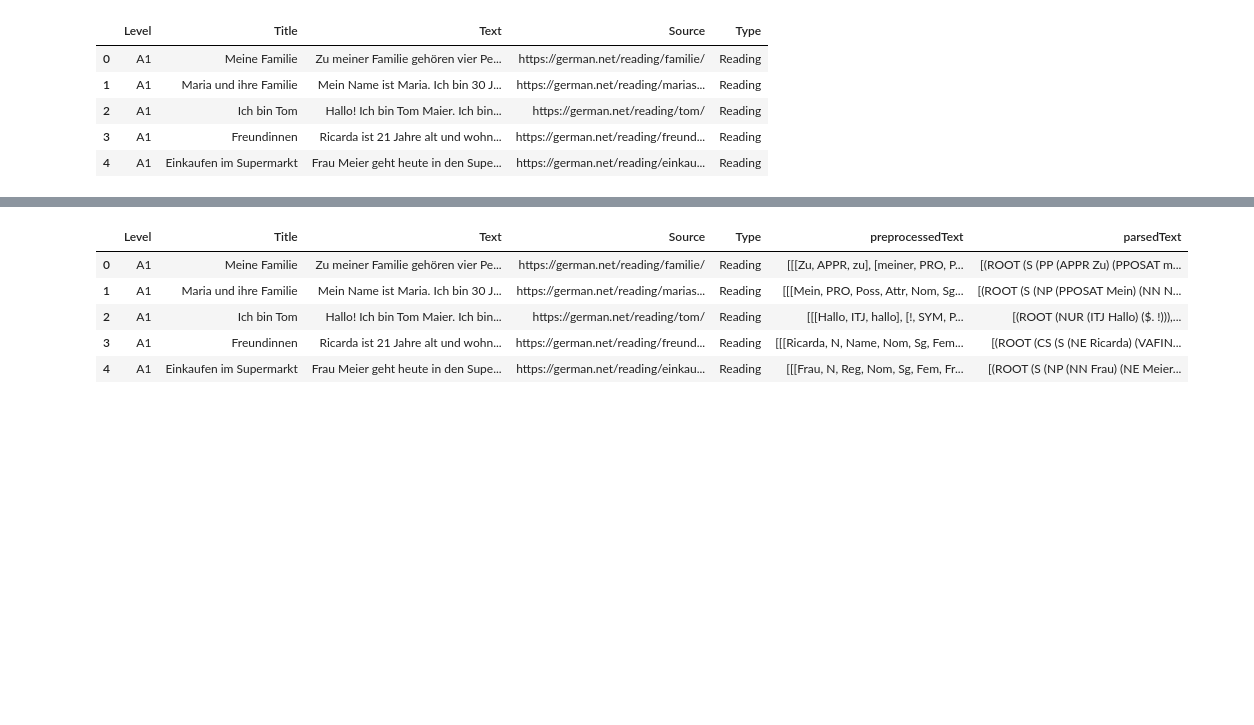
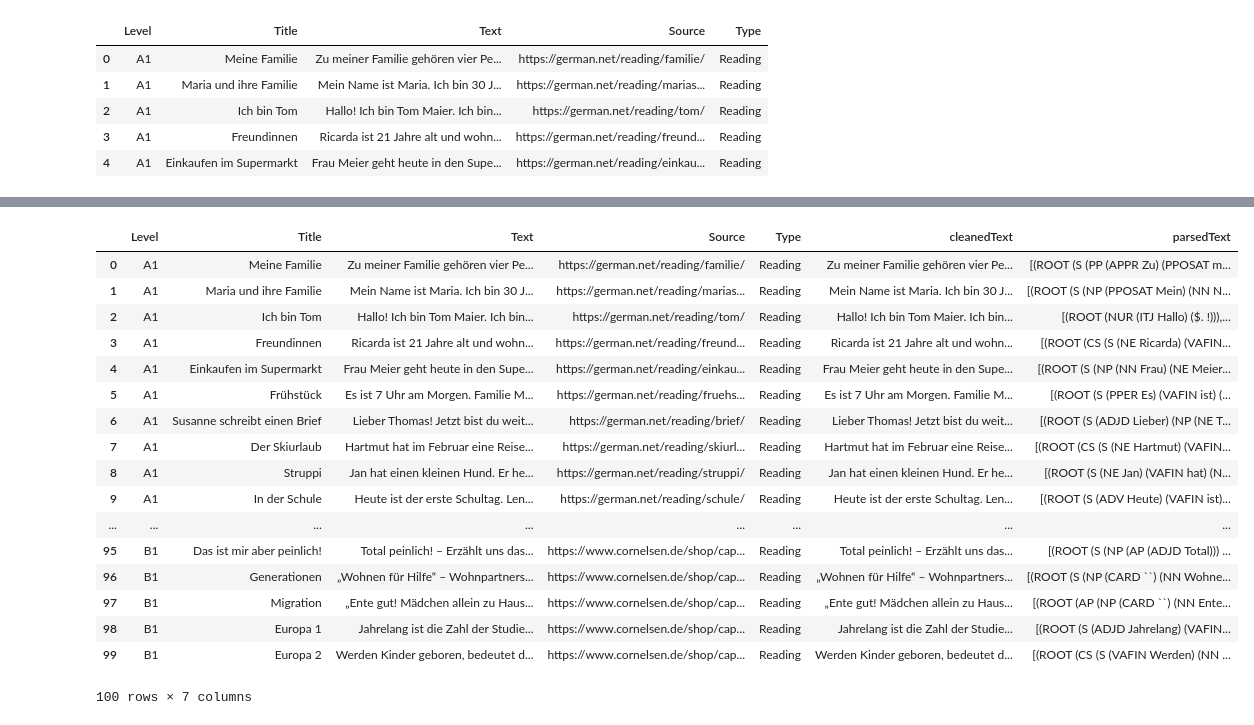
Before and after one commit to soerenetler/TextDifficultyAssessmentGerman, a Jupyter notebook: Preprocessing.ipynb, the cells around one changed output, grey strips where cells are left out. Cells and saved outputs as stored; diff of their text form; code cells hidden in the pictures; blank space fills up the shorter version.

Commit message:
cleaner data
(currently without RFTagger)

```diff
--- a/Preprocessing.ipynb
+++ b/Preprocessing.ipynb
@@ -15,3 +15,37 @@ df.head()
 | 2 | A1 | Ich bin Tom | Hallo! Ich bin Tom Maier. Ich bin... | https://german.net/reading/tom/ | Reading |
 | 3 | A1 | Freundinnen | Ricarda ist 21 Jahre alt und wohn... | https://german.net/reading/freund... | Reading |
 | 4 | A1 | Einkaufen im Supermarkt | Frau Meier geht heute in den Supe... | https://german.net/reading/einkau... | Reading |
+# %%
+#clean data
+import re
+def clean(text):
+    text = re.sub("Stadt X\,?\.?\s?(den )?\d+((\,)|(\.)|(\-))\d+((\,)|(\.)|(\. )|(\-))\d+ ", "", text)
+    text = re.sub("^.{10,250}Sehr gee?h?e?e?rte?( Damen )?((und)|(oder))? He?er?ren", "Sehr geehrte Damen und Herren", text)
+    text = re.sub("^.{10,100}Sehr Geherte mein Damen und Herren", "Sehr geehrte Damen und Herren", text)
+    text = re.sub("^.{10,100}Liebe Dana", "Liebe Dana", text)
+    text = re.sub("^.{10,100}Lieber? Silke", "Liebe Silke", text)
+    text = re.sub("^.{10,100}Liebe Maria", "Liebe Maria", text)
+    text = re.sub("^.{10,100}Liebe Katharina", "Liebe Katharina", text)
+    text = re.sub("(\S+)\.(\S+)", r"\1. \2", text)
+    text = re.sub("www. ", r"www.", text)
+    text = re.sub("^.{10,100}Lieber Michael", "Lieber Michael", text)
+    text = re.sub("^.{10,100}Lieber Ingo", "Lieber Ingo", text)
+    text = re.sub("^.{10,100}Lieber Julia", "Lieber Julia", text)
+    text = re.sub("^.{10,100}Lieber Eva", "Lieber Eva", text)
+    text = re.sub("^.{10,100}Hallo Eva", "Hallo Eva", text)
+    text = re.sub("^.{10,100}Liebe Julia", "Liebe Julia", text)
+    text = re.sub("^.{10,100}Hallo Julia", "Hallo Julia", text)
+    text = re.sub("^.{10,200}Sehr geerhte Damen und Herren", "Sehr geehrte Damen und Herren", text)
+    text = re.sub("^.{10,200}Sehr Geehrte Damen und Herren", "Sehr geehrte Damen und Herren", text)
+    text = re.sub("^.{10,200}Sehr geehrte Damen und Herrn", "Sehr geehrte Damen und Herren", text)
+    text = re.sub("^.{10,200}See?hr gerrhte Herren und Damen", "Sehr geehrte Damen und Herren", text)
+    text = re.sub("^.{10,200}Sehr geehte Damen und Herr", "Sehr geehrte Damen und Herren", text)
+    text = re.sub("^.{10,200}Seehr geehrte Damen und Herren", "Sehr geehrte Damen und Herren", text)
+    text = re.sub("^.{10,200}Seher geherte Damen und Herren", "Sehr geehrte Damen und Herren", text)
+    text = re.sub("^.{10,200}Sehr geherte Herrn", "Sehr geehrte Herren", text)
+    text = re.sub("^.{10,200}Sehr geehrte Fir", "Sehr geehrte Fir", text)
+    text = re.sub("^.{10,200}Sehr geehrte Damen u. Herren", "Sehr geehrte Damen und Herren", text)
+    text = re.sub("^.{10,200}Sehr geehrte Damen u Herren", "Sehr geehrte Damen und Herren", text)
+    text = re.sub("^.{10,200}Seehr Geehrte Damen und He", "Sehr geehrte Damen und He", text)
+    text = re.sub("^.{10,200}Sehr geehrte Au-", "Sehr geehrte Au-", text)
+    return text
@@ -73,8 +116,9 @@ def parsing(text):
 
     return output
 # %%
-df["preprocessedText"] = [preprocessing(text) for text in df["Text"]]
+df["cleanedText"] = [clean(text) for text in df["Text"]]
+#df["preprocessedText"] = [preprocessing(text) for text in df["cleanedText"]]
 nlp = StanfordCoreNLP(r'/home/soeren/stanford-corenlp-full-2018-02-27', lang='de', memory='4g')
-df["parsedText"] = [parsing(text) for text in df["Text"]]
+df["parsedText"] = [parsing(text) for text in df["cleanedText"]]
 nlp.close() # Do not forget to close! The backend server will consume a lot memory.
 # %% [output]
@@ -98,11 +142,23 @@ Stanford Parser Es ist eine Nor
 # %%
-display(df.head())
+display(df.head(n=100))
 filename = "preprocessed_text_df.csv"
 df.to_csv(filename)
 # %% [output]
-|  | Level | Title | Text | Source | Type | preprocessedText | parsedText |
-| 0 | A1 | Meine Familie | Zu meiner Familie gehören vier Pe... | https://german.net/reading/familie/ | Reading | [[[Zu, APPR, zu], [meiner, PRO, P... | [(ROOT (S (PP (APPR Zu) (PPOSAT m... |
-| 1 | A1 | Maria und ihre Familie | Mein Name ist Maria. Ich bin 30 J... | https://german.net/reading/marias... | Reading | [[[Mein, PRO, Poss, Attr, Nom, Sg... | [(ROOT (S (NP (PPOSAT Mein) (NN N... |
-| 2 | A1 | Ich bin Tom | Hallo! Ich bin Tom Maier. Ich bin... | https://german.net/reading/tom/ | Reading | [[[Hallo, ITJ, hallo], [!, SYM, P... | [(ROOT (NUR (ITJ Hallo) ($. !))),... |
-| 3 | A1 | Freundinnen | Ricarda ist 21 Jahre alt und wohn... | https://german.net/reading/freund... | Reading | [[[Ricarda, N, Name, Nom, Sg, Fem... | [(ROOT (CS (S (NE Ricarda) (VAFIN... |
-| 4 | A1 | Einkaufen im Supermarkt | Frau Meier geht heute in den Supe... | https://german.net/reading/einkau... | Reading | [[[Frau, N, Reg, Nom, Sg, Fem, Fr... | [(ROOT (S (NP (NN Frau) (NE Meier... |
+|  | Level | Title | Text | Source | Type | cleanedText | parsedText |
+| 0 | A1 | Meine Familie | Zu meiner Familie gehören vier Pe... | https://german.net/reading/familie/ | Reading | Zu meiner Familie gehören vier Pe... | [(ROOT (S (PP (APPR Zu) (PPOSAT m... |
+| 1 | A1 | Maria und ihre Familie | Mein Name ist Maria. Ich bin 30 J... | https://german.net/reading/marias... | Reading | Mein Name ist Maria. Ich bin 30 J... | [(ROOT (S (NP (PPOSAT Mein) (NN N... |
+| 2 | A1 | Ich bin Tom | Hallo! Ich bin Tom Maier. Ich bin... | https://german.net/reading/tom/ | Reading | Hallo! Ich bin Tom Maier. Ich bin... | [(ROOT (NUR (ITJ Hallo) ($. !))),... |
+| 3 | A1 | Freundinnen | Ricarda ist 21 Jahre alt und wohn... | https://german.net/reading/freund... | Reading | Ricarda ist 21 Jahre alt und wohn... | [(ROOT (CS (S (NE Ricarda) (VAFIN... |
+| 4 | A1 | Einkaufen im Supermarkt | Frau Meier geht heute in den Supe... | https://german.net/reading/einkau... | Reading | Frau Meier geht heute in den Supe... | [(ROOT (S (NP (NN Frau) (NE Meier... |
+| 5 | A1 | Frühstück | Es ist 7 Uhr am Morgen. Familie M... | https://german.net/reading/fruehs... | Reading | Es ist 7 Uhr am Morgen. Familie M... | [(ROOT (S (PPER Es) (VAFIN ist) (... |
+| 6 | A1 | Susanne schreibt einen Brief | Lieber Thomas! Jetzt bist du weit... | https://german.net/reading/brief/ | Reading | Lieber Thomas! Jetzt bist du weit... | [(ROOT (S (ADJD Lieber) (NP (NE T... |
+| 7 | A1 | Der Skiurlaub | Hartmut hat im Februar eine Reise... | https://german.net/reading/skiurl... | Reading | Hartmut hat im Februar eine Reise... | [(ROOT (CS (S (NE Hartmut) (VAFIN... |
+| 8 | A1 | Struppi | Jan hat einen kleinen Hund. Er he... | https://german.net/reading/struppi/ | Reading | Jan hat einen kleinen Hund. Er he... | [(ROOT (S (NE Jan) (VAFIN hat) (N... |
+| 9 | A1 | In der Schule | Heute ist der erste Schultag. Len... | https://german.net/reading/schule/ | Reading | Heute ist der erste Schultag. Len... | [(ROOT (S (ADV Heute) (VAFIN ist)... |
+| ... | ... | ... | ... | ... | ... | ... | ... |
+| 95 | B1 | Das ist mir aber peinlich! | Total peinlich! – Erzählt uns das... | https://www.cornelsen.de/shop/cap... | Reading | Total peinlich! – Erzählt uns das... | [(ROOT (S (NP (AP (ADJD Total))) ... |
+| 96 | B1 | Generationen | „Wohnen für Hilfe“ – Wohnpartners... | https://www.cornelsen.de/shop/cap... | Reading | „Wohnen für Hilfe“ – Wohnpartners... | [(ROOT (S (NP (CARD ``) (NN Wohne... |
+| 97 | B1 | Migration | „Ente gut! Mädchen allein zu Haus... | https://www.cornelsen.de/shop/cap... | Reading | „Ente gut! Mädchen allein zu Haus... | [(ROOT (AP (NP (CARD ``) (NN Ente... |
+| 98 | B1 | Europa 1 | Jahrelang ist die Zahl der Studie... | https://www.cornelsen.de/shop/cap... | Reading | Jahrelang ist die Zahl der Studie... | [(ROOT (S (ADJD Jahrelang) (VAFIN... |
+| 99 | B1 | Europa 2 | Werden Kinder geboren, bedeutet d... | https://www.cornelsen.de/shop/cap... | Reading | Werden Kinder geboren, bedeutet d... | [(ROOT (CS (S (VAFIN Werden) (NN ... |
+100 rows × 7 columns
```
Also changed, not shown: parts of 3 cells of this notebook, 1 other file.
